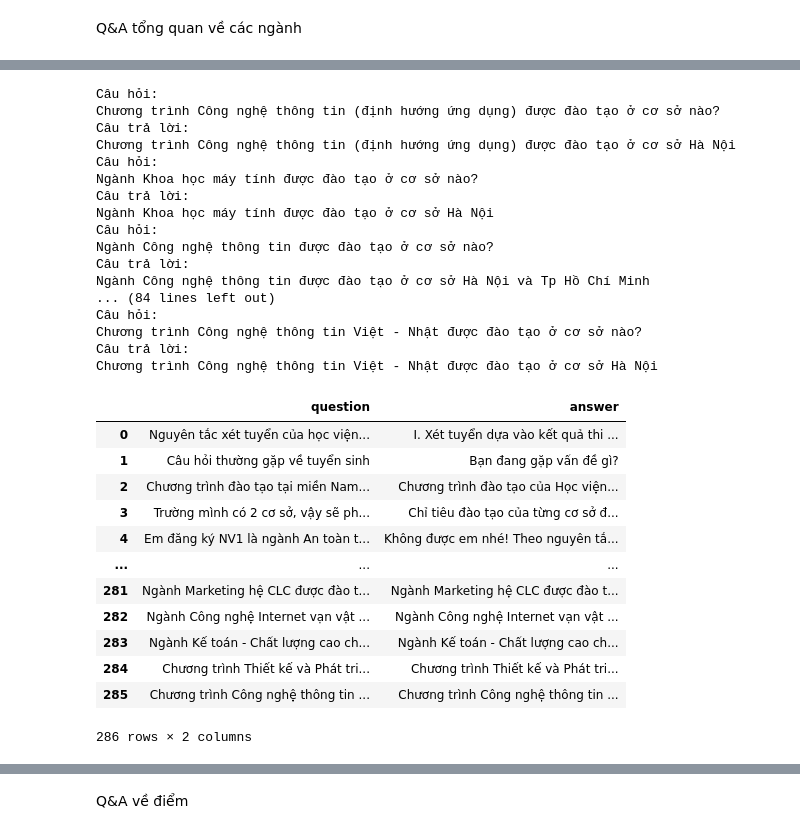
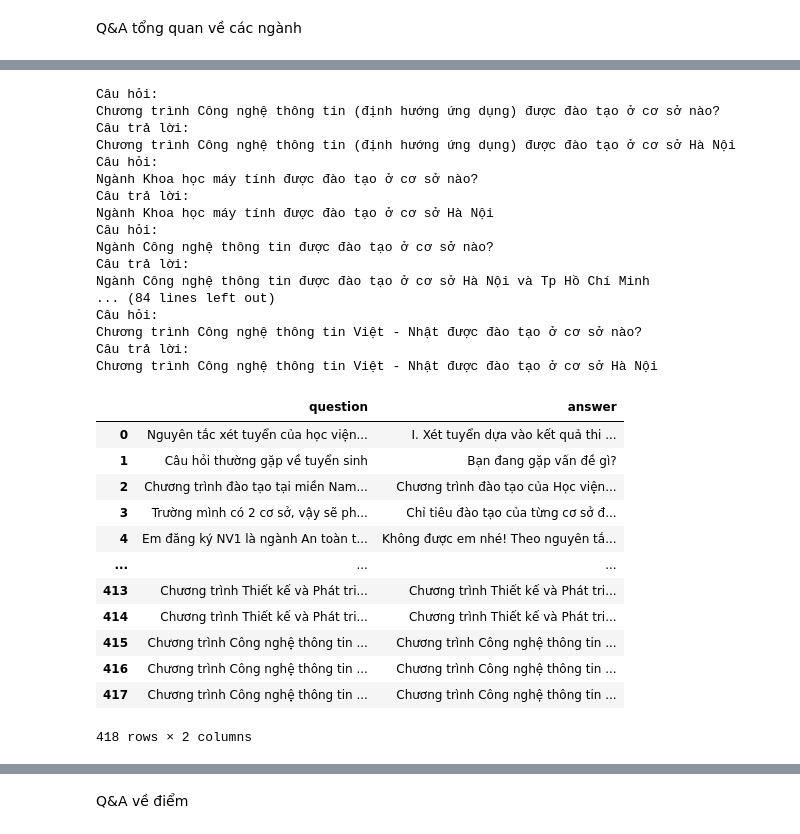
Before and after one commit to NguyenVanDuc0405/retrieval_chatbots, a Jupyter notebook: preprocess.ipynb, the cells around one changed output, grey strips where cells are left out. Saved outputs shown, nothing was run; the diff lists cells and outputs as text; code cells hidden in the pictures.

```diff
--- a/preprocess.ipynb
+++ b/preprocess.ipynb
@@ -338,0 +339,18 @@ Quan hệ công chúng (ngành Marketing) xét tuyển theo tổ hợp: A00 A01
+# %%
+import pandas as pd
+
+# Đọc file JSON
+df = pd.read_json('data\\tuyensinh_2024\\chi_tieu_BVS.json')
+
+for temp in df.data:
+    q6 = temp['nganhHoc']['tenNganh'] + " xét tuyển theo tổ hợp nào?"
+    a6 = temp['nganhHoc']['tenNganh'] + " xét tuyển theo tổ hợp: "
+    for i in temp['nganhHoc']['toHop']:
+        a6 = a6 + i +" "
+    print("Câu hỏi:" + "\n" +q6)
+    print("Câu trả lời:" + "\n" + a6)
+    data['question'].append(q6)
+    data['answer'].append(a6)
+
+data_frame = pd.DataFrame(data)
+data_frame
@@ -408,11 +472,16 @@ import pandas as pd
 
 # Đọc file JSON
 df = pd.read_json('data\\tuyensinh_2024\\chi_tieu_BVS.json')
-q = "Trường đào tạo những ngành nào ở cơ sở miền nam năm 2024?"
+q = "Học viện đào tạo những ngành nào ở cơ sở miền nam năm 2024?"
 a = "Miền nam Học Viện hiện tại đào tạo các ngành như:\n"
 
 for temp in df.data:
     a = a + temp['nganhHoc']['tenNganh'] +'\n'
+
+    q111 = "Chỉ tiêu của " + temp['nganhHoc']['tenNganh'] + " năm 2024 là bao nhiêu?"
+    a111 = "Bạn muốn hỏi chỉ tiêu dựa trên phương thức xét tuyển nào, cơ sở miền bắc hay nam? Ví dụ về phương thức xét tuyển như xét tuyển kết hợp, xét tuyển tài năng, thi thpt, đánh giá năng lực, đánh giá tư duy."
+    data['question'].append(q111)
+    data['answer'].append(a111)
 
     q11 = "Chỉ tiêu của " + temp['nganhHoc']['tenNganh'] + " năm 2024 tại cơ sở miền nam theo phương thức kết quả thi thpt là bao nhiêu?"
     a11 = "Chỉ tiêu của " + temp['nganhHoc']['tenNganh'] + " năm 2024 tại cơ sở miền nam theo phương thức kết quả thi thpt là: " + str(temp['chiTieuTheoKetQuaThiTHPT'])
@@ -431,10 +500,16 @@ for temp in df.data:
     data['question'].append(q13)
     data['answer'].append(a13)
 
-    q14 = "Chỉ tiêu của " + temp['nganhHoc']['tenNganh'] + " năm 2024 tại cơ sở miền nam theo phương thức thi đánh giá năng lực hoặc đánh giá tư duy là bao nhiêu?"
-    a14 = "Chỉ tiêu của " + temp['nganhHoc']['tenNganh'] + " năm 2024 tại cơ sở miền nam theo phương thức thi đánh giá năng lực hoặc đánh giá tư duy là: " + str(temp['chiTieuTheoDGNL'])
+    q14 = "Chỉ tiêu của " + temp['nganhHoc']['tenNganh'] + " năm 2024 tại cơ sở miền nam theo phương thức thi đánh giá năng lực là bao nhiêu?"
+    a14 = "Chỉ tiêu của " + temp['nganhHoc']['tenNganh'] + " năm 2024 tại cơ sở miền nam theo phương thức thi đánh giá năng lực là: " + str(temp['chiTieuTheoDGNL'])
     data['question'].append(q14)
     data['answer'].append(a14)
+
+    q15 = "Chỉ tiêu của " + temp['nganhHoc']['tenNganh'] + " năm 2024 tại cơ sở miền nam theo phương thức thi đánh giá tư duy là bao nhiêu?"
+    a15 = "Chỉ tiêu của " + temp['nganhHoc']['tenNganh'] + " năm 2024 tại cơ sở miền nam theo phương thức thi đánh giá tư duy là: " + str(temp['chiTieuTheoDGNL'])
+    data['question'].append(q15)
+    data['answer'].append(a15)
+
 data['question'].append(q)
 data['answer'].append(a.rstrip())
 data_frame = pd.DataFrame(data)
@@ -665,42 +740,52 @@ for id in ids:
             print("Câu trả lời:" + "\n" + a18)
             data['question'].append(q18)
             data['answer'].append(a18)
+
+            q19 = datajson['titleMajor'] +" được đào tạo ở cơ sở miền bắc không?"
+            a19 = datajson['titleMajor'] + " được đào tạo ở cơ sở " + datajson['coSo']
+            data['question'].append(q19)
+            data['answer'].append(a19)
+
+            q20 = datajson['titleMajor'] +" được đào tạo ở cơ sở miền nam không?"
+            a20 = datajson['titleMajor'] + " được đào tạo ở cơ sở " + datajson['coSo']
+            data['question'].append(q20)
+            data['answer'].append(a20)
     else:
         print(f"File {filename} không tồn tại.")
 
 data_frame = pd.DataFrame(data)
 data_frame
 # %% [output]
 Câu hỏi:
 Chương trình Công nghệ thông tin (định hướng ứng dụng) được đào tạo ở cơ sở nào?
 Câu trả lời:
 Chương trình Công nghệ thông tin (định hướng ứng dụng) được đào tạo ở cơ sở Hà Nội
 Câu hỏi:
 Ngành Khoa học máy tính được đào tạo ở cơ sở nào?
 Câu trả lời:
 Ngành Khoa học máy tính được đào tạo ở cơ sở Hà Nội
 Câu hỏi:
 Ngành Công nghệ thông tin được đào tạo ở cơ sở nào?
 Câu trả lời:
 Ngành Công nghệ thông tin được đào tạo ở cơ sở Hà Nội và Tp Hồ Chí Minh
 ... (84 lines left out)
 Câu hỏi:
 Chương trình Công nghệ thông tin Việt - Nhật được đào tạo ở cơ sở nào?
 Câu trả lời:
 Chương trình Công nghệ thông tin Việt - Nhật được đào tạo ở cơ sở Hà Nội
 |  | question | answer |
 | 0 | Nguyên tắc xét tuyển của học viện... | I. Xét tuyển dựa vào kết quả thi ... |
 | 1 | Câu hỏi thường gặp về tuyển sinh | Bạn đang gặp vấn đề gì? |
 | 2 | Chương trình đào tạo tại miền Nam... | Chương trình đào tạo của Học viện... |
 | 3 | Trường mình có 2 cơ sở, vậy sẽ ph... | Chỉ tiêu đào tạo của từng cơ sở đ... |
 | 4 | Em đăng ký NV1 là ngành An toàn t... | Không được em nhé! Theo nguyên tắ... |
 | ... | ... | ... |
-| 281 | Ngành Marketing hệ CLC được đào t... | Ngành Marketing hệ CLC được đào t... |
-| 282 | Ngành Công nghệ Internet vạn vật ... | Ngành Công nghệ Internet vạn vật ... |
-| 283 | Ngành Kế toán - Chất lượng cao ch... | Ngành Kế toán - Chất lượng cao ch... |
-| 284 | Chương trình Thiết kế và Phát tri... | Chương trình Thiết kế và Phát tri... |
-| 285 | Chương trình Công nghệ thông tin ... | Chương trình Công nghệ thông tin ... |
+| 413 | Chương trình Thiết kế và Phát tri... | Chương trình Thiết kế và Phát tri... |
+| 414 | Chương trình Thiết kế và Phát tri... | Chương trình Thiết kế và Phát tri... |
+| 415 | Chương trình Công nghệ thông tin ... | Chương trình Công nghệ thông tin ... |
+| 416 | Chương trình Công nghệ thông tin ... | Chương trình Công nghệ thông tin ... |
+| 417 | Chương trình Công nghệ thông tin ... | Chương trình Công nghệ thông tin ... |
-286 rows × 2 columns
+418 rows × 2 columns
 # %%
 # Lặp qua từng id và đọc file JSON tương ứng
 for id in ids:
```
Also changed, not shown: parts of 54 cells of this notebook, 16 other files.
